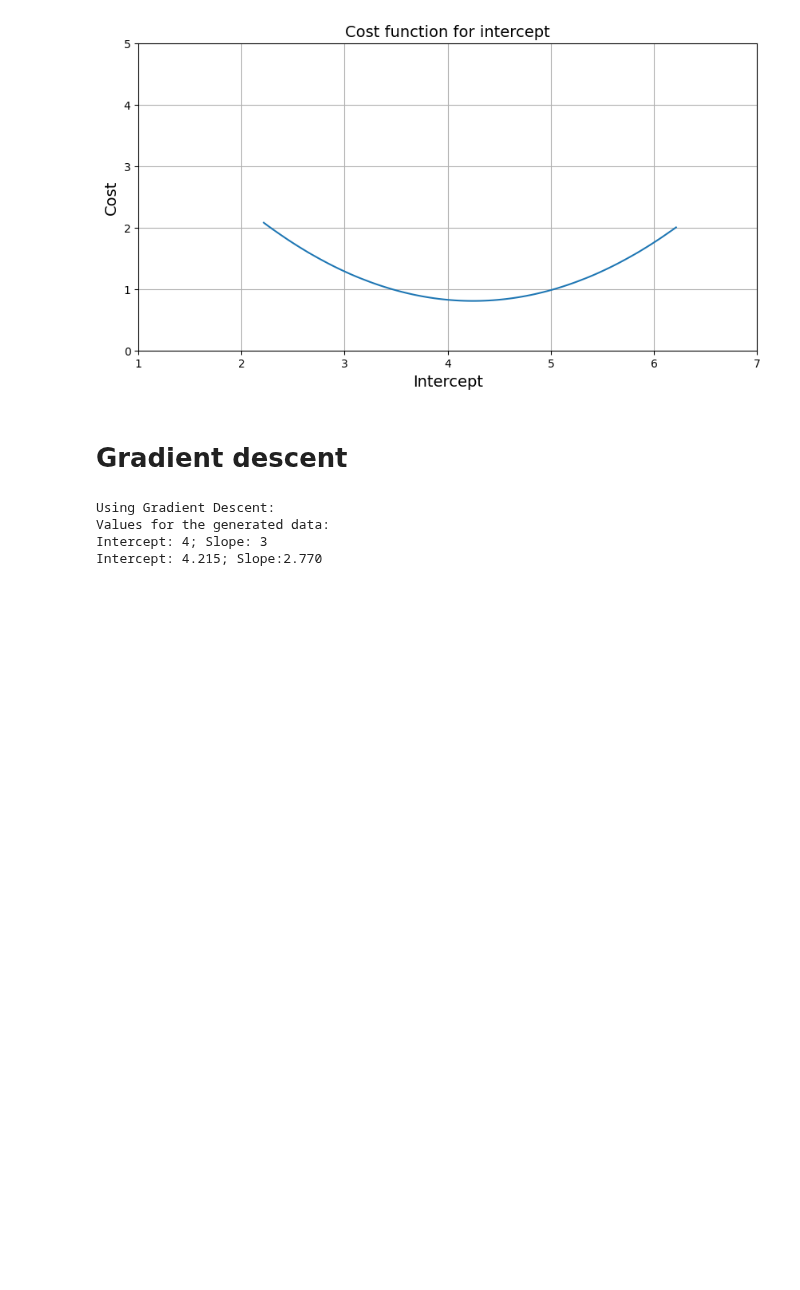
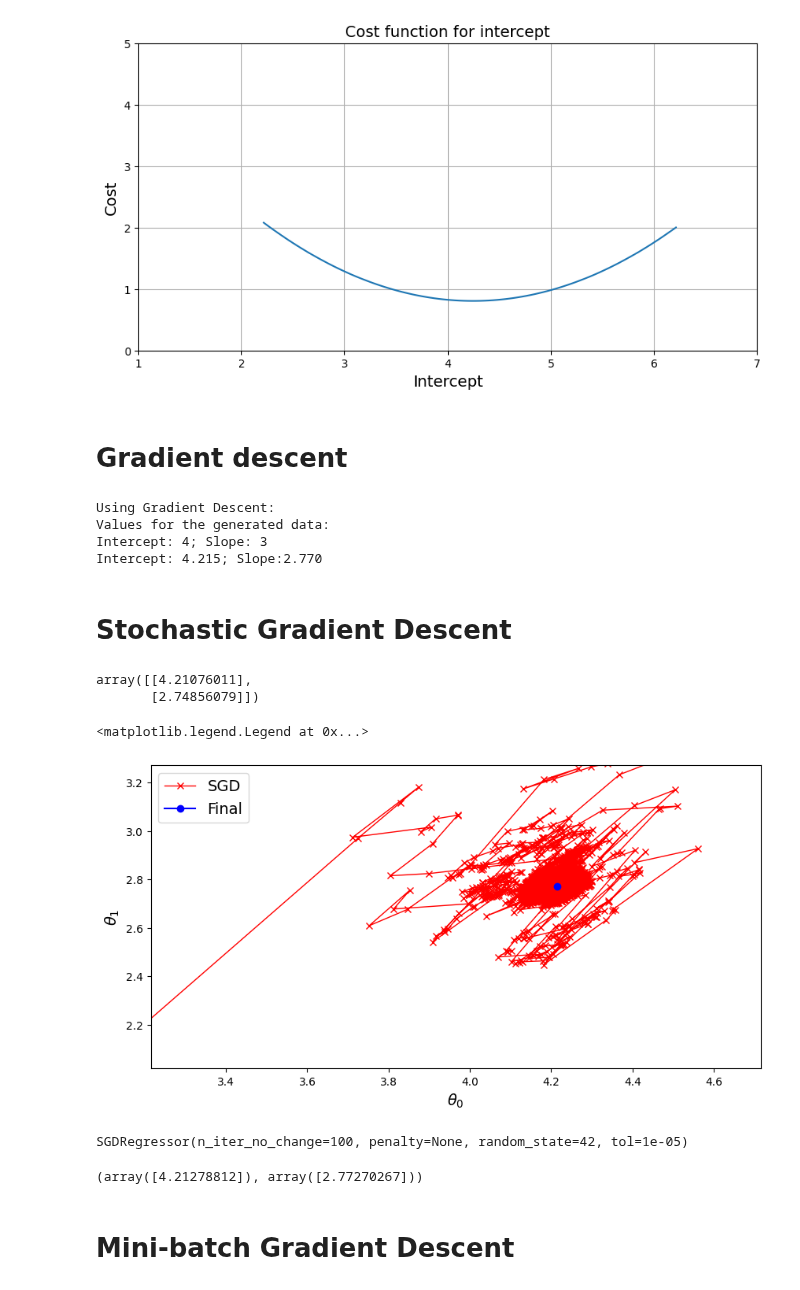
Before and after one commit to MrIsCM/Learning-Machine-Learning, a Jupyter notebook: Notebooks/04_training_linear_models.ipynb, the cells around one changed output. Saved outputs shown, nothing was run; the diff lists cells and outputs as text; code cells hidden in the pictures; blank space fills up the shorter version.

Commit message:
Gradient descents and visualizations

```diff
--- a/Notebooks/04_training_linear_models.ipynb
+++ b/Notebooks/04_training_linear_models.ipynb
@@ -127,8 +127,8 @@ from mpl_toolkits.mplot3d import Axes3D
 
 fig = plt.figure(figsize=(12, 5))
 ax = fig.add_subplot(111, projection='3d')
-X, Y = np.meshgrid(slopes, intercepts)
-ax.plot_surface(X, Y, costs, cmap='plasma')
+X_mesh, Y_mesh = np.meshgrid(slopes, intercepts)
+ax.plot_surface(X_mesh, Y_mesh, costs, cmap='plasma')
 ax.view_init(elev=0, azim=90)
 ax.set_xlabel('Slope')
 ax.set_ylabel('Intercept')
@@ -138,7 +138,7 @@ plt.show()
 
 # Plot the cost function in 2D
 plt.figure(figsize=(10, 5))
-plt.contourf(X, Y, costs, levels=20, cmap='plasma')
+plt.contourf(X_mesh, Y_mesh, costs, levels=20, cmap='plasma')
 plt.xlabel('Slope')
 plt.ylabel('Intercept')
 plt.colorbar()
@@ -206,3 +213,68 @@ Using Gradient Descent:
 Values for the generated data:
 Intercept: 4; Slope: 3
 Intercept: 4.215; Slope:2.770
+# %% [markdown]
+# Stochastic Gradient Descent
+# %%
+n_epochs = 50
+t0, t1 = 5, 50 	# learning schedule hyperparameters
+m = len(X_b)
+
+def learning_schedule(t):
+	return t0 / (t + t1)
+
+def stocastic_GD(X, y, theta, n_epochs, random_state=42):
+	np.random.seed(random_state)
+	theta = np.random.randn(2, 1)
+	theta_path_sgd = []
+	for epoch in range(n_epochs):
+		for i in range(m):
+			random_index = np.random.randint(m)
+			xi = X_b[random_index:random_index+1]
+			yi = y[random_index:random_index+1]
+			gradients = 2 * xi.T @ (xi @ theta - yi)
+			eta = learning_schedule(epoch * m + i)
+			theta = theta - eta * gradients
+			theta_path_sgd.append(theta)
+
+	return theta, theta_path_sgd
+
+theta_SGD, theta_path_sgd = stocastic_GD(X_b, y, theta, n_epochs)
+# %%
+theta_SGD
+# %% [output]
+array([[4.21076011],
+       [2.74856079]])
+# %%
+# Thetas path
+theta_path_sgd = np.array(theta_path_sgd)
+
+plt.figure(figsize=(10, 5))
+plt.plot(theta_path_sgd[:, 0], theta_path_sgd[:, 1], "r-x", linewidth=1, label="SGD")
+plt.plot(theta_best[0], theta_best[1], "b-o", label="Final")
+plt.xlabel(r"$\theta_0$")
+plt.ylabel(r"$\theta_1$")
+plt.xlim(theta_best[0]-1, theta_best[0]+0.5)
+plt.ylim(theta_best[1]-0.75, theta_best[1]+0.5)
+plt.legend()
+# %% [output]
+<matplotlib.legend.Legend at 0x...>
+[figure, added]
+# %%
+# Implementing this using sci-kit learn
+from sklearn.linear_model import SGDRegressor
+
+sgd_reg = SGDRegressor(max_iter=1000, tol=1e-5, penalty=None,
+					   eta0=0.01, n_iter_no_change=100, random_state=42)
+
+# .ravel() is used to convert the y array to a 1D array
+# y.shape = (100, 1) -> y.ravel().shape = (100,)
+sgd_reg.fit(X, y.ravel())
+# %% [output]
+SGDRegressor(n_iter_no_change=100, penalty=None, random_state=42, tol=1e-05)
+# %%
+sgd_reg.intercept_, sgd_reg.coef_
+# %% [output]
+(array([4.21278812]), array([2.77270267]))
+# %% [markdown]
+# Mini-batch Gradient Descent
```
Also changed, not shown: parts of 4 cells of this notebook.
